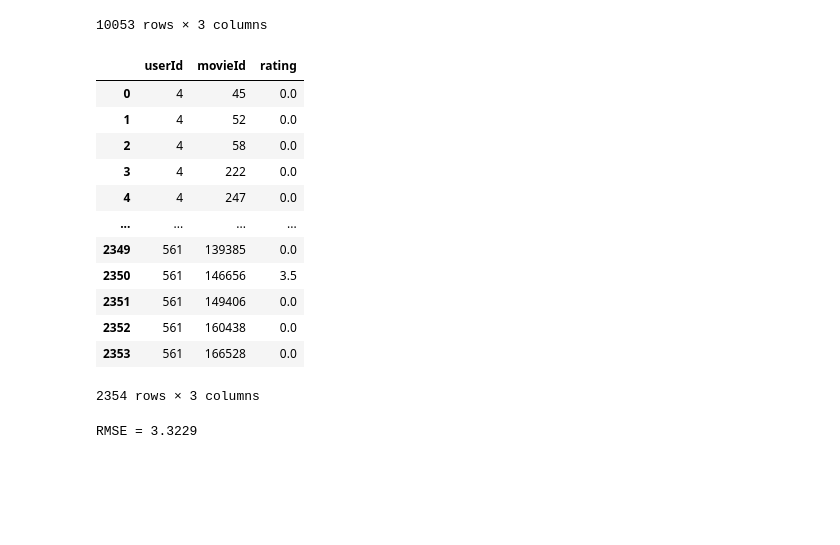
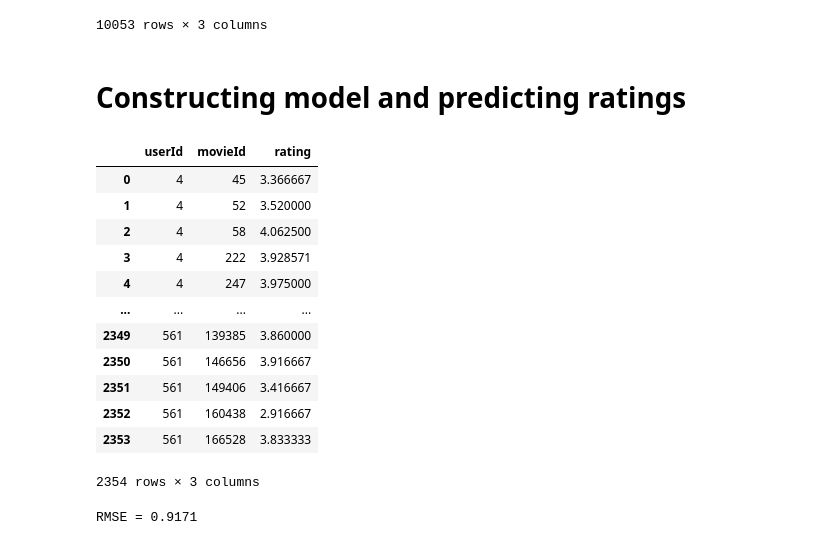
Before and after one commit to chusanapunn/IMDBReccom_AY3T2, a Jupyter notebook: des431_project2.ipynb, the cells around one changed output. Cells and saved outputs as stored; diff of their text form; code cells hidden in the pictures; blank space fills up the shorter version.

```diff
--- a/des431_project2.ipynb
+++ b/des431_project2.ipynb
@@ -182,6 +245,8 @@ user_sim_matrix = cosine_similarity(user_item_matrix.fillna(0))
+# %% [markdown]
+# Constructing model and predicting ratings
 # %%
 # Model construction
-avg_rating = ratings_movie[['movieId', 'rating']].groupby(by='movieId').mean()
+avg_rating = ratings_train[['movieId', 'rating']].groupby(by='movieId').mean()
 
 # Prediction
 def predict_rating(df):
@@ -193,24 +258,23 @@ def predict_rating(df):
 # %%
 # Prepare df for prediction
 r = ratings_valid[['userId', 'movieId']]
 
 # Predict ratings
 ratings_pred = predict_rating(r)
-ratings_pred = ratings_pred.fillna(0)
 ratings_pred
 # %% [output]
 |  | userId | movieId | rating |
-| 0 | 4 | 45 | 0.0 |
-| 1 | 4 | 52 | 0.0 |
-| 2 | 4 | 58 | 0.0 |
-| 3 | 4 | 222 | 0.0 |
-| 4 | 4 | 247 | 0.0 |
+| 0 | 4 | 45 | 3.366667 |
+| 1 | 4 | 52 | 3.520000 |
+| 2 | 4 | 58 | 4.062500 |
+| 3 | 4 | 222 | 3.928571 |
+| 4 | 4 | 247 | 3.975000 |
 | ... | ... | ... | ... |
-| 2349 | 561 | 139385 | 0.0 |
-| 2350 | 561 | 146656 | 3.5 |
-| 2351 | 561 | 149406 | 0.0 |
-| 2352 | 561 | 160438 | 0.0 |
-| 2353 | 561 | 166528 | 0.0 |
+| 2349 | 561 | 139385 | 3.860000 |
+| 2350 | 561 | 146656 | 3.916667 |
+| 2351 | 561 | 149406 | 3.416667 |
+| 2352 | 561 | 160438 | 2.916667 |
+| 2353 | 561 | 166528 | 3.833333 |
 2354 rows × 3 columns
 # %%
 from sklearn.metrics import mean_squared_error
@@ -221,4 +285,4 @@ r_pred = ratings_pred['rating'].to_numpy()
 rmse = mean_squared_error(r_true, r_pred, squared=False)
 print(f"RMSE = {rmse:.4f}")
 # %% [output]
-RMSE = 3.3229
+RMSE = 0.9171
```
Also changed, not shown: parts of 8 cells of this notebook.
